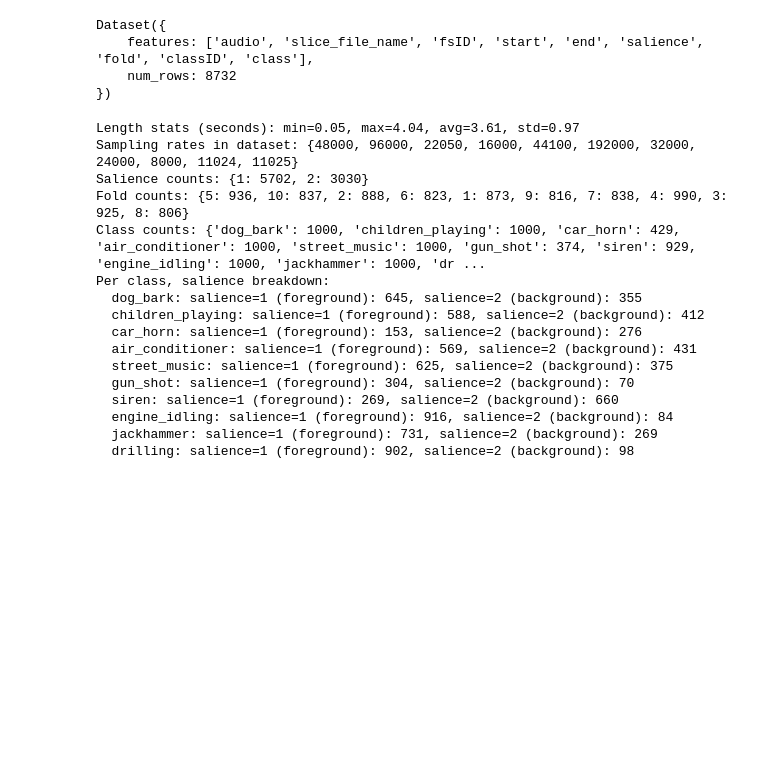
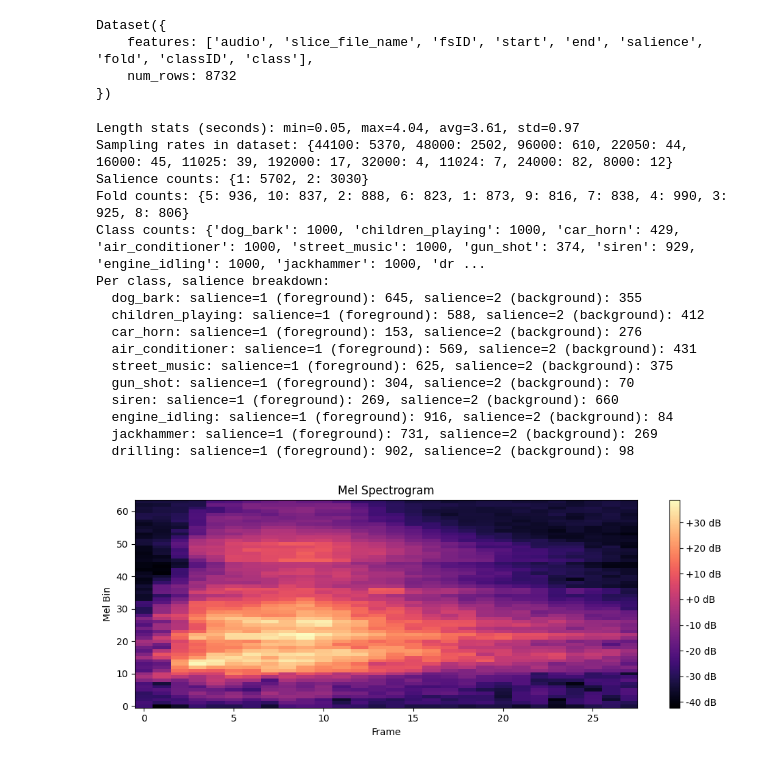
Before and after one commit to anton-dergunov/mlx, a Jupyter notebook: week5/notebooks/exploration.ipynb, the cells around one changed output. Drawn from its saved outputs; the diff is of its cells as text; code cells hidden in the pictures; blank space fills up the shorter version.

```diff
--- a/week5/notebooks/exploration.ipynb
+++ b/week5/notebooks/exploration.ipynb
@@ -16,7 +20,7 @@ Dataset({
 # %%
 # Prepare containers
 lengths = []
-sampling_rates = set()
+sampling_rates = Counter()
 salience_counts = Counter()
 fold_counts = Counter()
 class_counts = Counter()
@@ -27,7 +31,7 @@ for row in tqdm(dataset, total=len(dataset)):
     audio = row['audio']
     length = len(audio['array']) / audio['sampling_rate']
     lengths.append(length)
-    sampling_rates.add(audio['sampling_rate'])
+    sampling_rates[audio['sampling_rate']] += 1
     salience_counts[row['salience']] += 1
     fold_counts[row['fold']] += 1
     class_counts[row['class']] += 1
@@ -42,7 +46,7 @@ avg_length = np.mean(lengths)
 std_length = np.std(lengths)
 
 print(f"Length stats (seconds): min={min_length:.2f}, max={max_length:.2f}, avg={avg_length:.2f}, std={std_length:.2f}")
-print(f"Sampling rates in dataset: {sampling_rates}")
+print(f"Sampling rates in dataset: {dict(sampling_rates)}")
 print(f"Salience counts: {dict(salience_counts)}")
 print(f"Fold counts: {dict(fold_counts)}")
 print(f"Class counts: {dict(class_counts)}")
@@ -51,7 +55,7 @@ for cls, sal_counts in class_salience_counts.items():
     print(f"  {cls}: salience=1 (foreground): {sal_counts[1]}, salience=2 (background): {sal_counts[2]}")
 # %% [output]
 Length stats (seconds): min=0.05, max=4.04, avg=3.61, std=0.97
-Sampling rates in dataset: {48000, 96000, 22050, 16000, 44100, 192000, 32000, 24000, 8000, 11024, 11025}
+Sampling rates in dataset: {44100: 5370, 48000: 2502, 96000: 610, 22050: 44, 16000: 45, 11025: 39, 192000: 17, 32000: 4, 11024: 7, 24000: 82, 8000: 12}
 Salience counts: {1: 5702, 2: 3030}
 Fold counts: {5: 936, 10: 837, 2: 888, 6: 823, 1: 873, 9: 816, 7: 838, 4: 990, 3: 925, 8: 806}
 Class counts: {'dog_bark': 1000, 'children_playing': 1000, 'car_horn': 429, 'air_conditioner': 1000, 'street_music': 1000, 'gun_shot': 374, 'siren': 929, 'engine_idling': 1000, 'jackhammer': 1000, 'dr ...
@@ -66,3 +70,43 @@ Per class, salience breakdown:
   engine_idling: salience=1 (foreground): 916, salience=2 (background): 84
   jackhammer: salience=1 (foreground): 731, salience=2 (background): 269
   drilling: salience=1 (foreground): 902, salience=2 (background): 98
+# %%
+# Parameters for MelSpectrogram
+SAMPLE_RATE = 44100  # or use dataset[0]['audio']['sampling_rate']
+N_FFT = 1024
+HOP_LENGTH = 512
+NUM_MELS = 64
+
+# Get the first row
+row = dataset[0]
+audio_array = row['audio']['array']
+sample_rate = row['audio']['sampling_rate']
+
+# Convert to torch tensor (float32)
+waveform = torch.tensor(audio_array, dtype=torch.float32).unsqueeze(0)  # shape: (1, num_samples)
+
+# Create MelSpectrogram transform
+mel_transform = torchaudio.transforms.MelSpectrogram(
+    sample_rate=sample_rate,
+    n_fft=N_FFT,
+    hop_length=HOP_LENGTH,
+    n_mels=NUM_MELS
+)
+
+# Compute Mel spectrogram
+mel_spec = mel_transform(waveform)
+
+# Convert to decibels for visualization
+mel_spec_db = torchaudio.transforms.AmplitudeToDB()(mel_spec)
+
+# Plot
+plt.figure(figsize=(10, 4))
+plt.imshow(mel_spec_db.squeeze().numpy(), aspect='auto', origin='lower', cmap='magma')
+plt.title('Mel Spectrogram')
+plt.xlabel('Frame')
+plt.ylabel('Mel Bin')
+plt.colorbar(format='%+2.0f dB')
+plt.tight_layout()
+plt.show()
+# %% [output]
+[figure, added]
```
Also changed, not shown: parts of 2 cells of this notebook, 3 other files.
